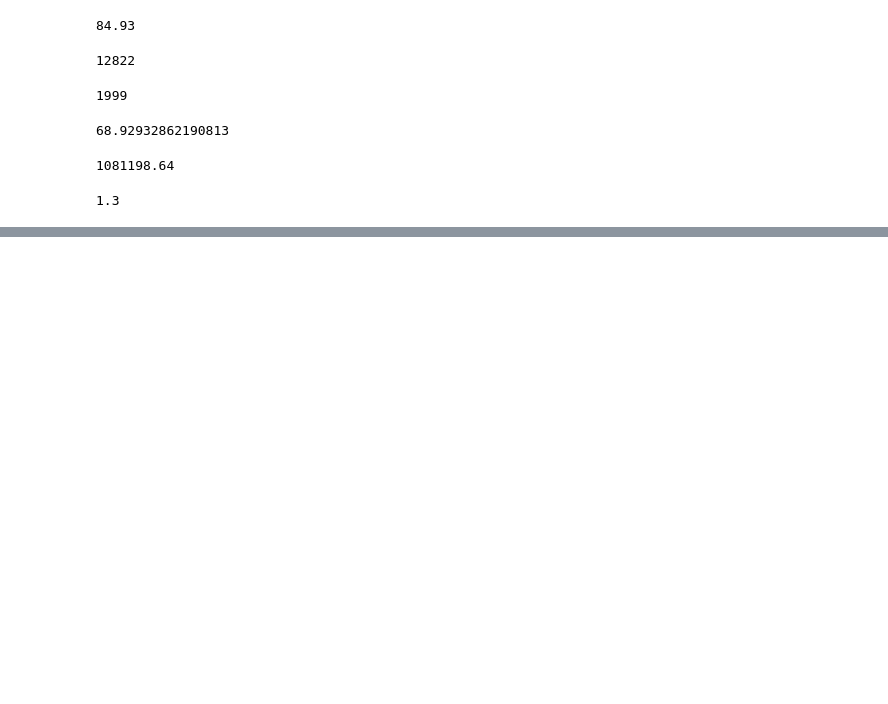
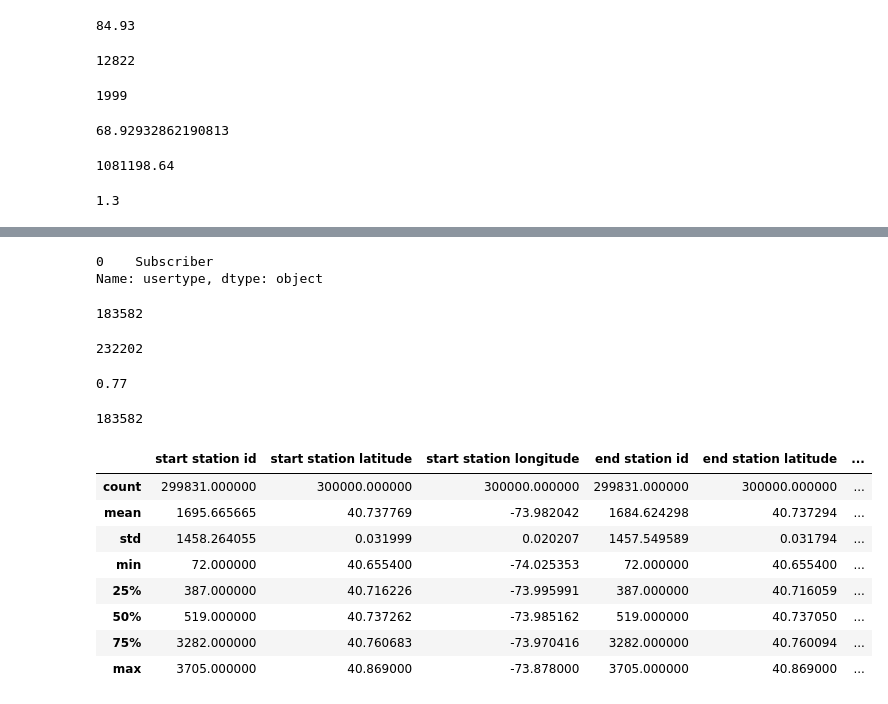
Before and after one commit to Alevtina529/SF_ds, a Jupyter notebook: PY 10 Введение в Pandas/введение в Pandas.ipynb, the cells around one changed output, grey strips where cells are left out. Saved outputs shown, nothing was run; the diff lists cells and outputs as text; code cells hidden in the pictures; blank space fills up the shorter version.

```diff
--- a/PY 10 Введение в Pandas/введение в Pandas.ipynb
+++ b/PY 10 Введение в Pandas/введение в Pandas.ipynb
@@ -189,0 +298,2 @@ print(round(a/b, 1))
+# %%
+Citi_Bike = pd.read_csv('data/citibike-tripdata - citibike-tripdata.csv', sep=',')
@@ -189,0 +329,38 @@ print(round(a/b, 1))
+# %%
+Citi_Bike_df=Citi_Bike.copy()
+# %%
+Citi_Bike_df['usertype'].mode()
+# %% [output]
+0    Subscriber
+Name: usertype, dtype: object
+# %%
+male_count = Citi_Bike_df[Citi_Bike_df['gender'] == 1].shape[0]
+print(male_count)
+# %% [output]
+183582
+# %%
+count_mode_user = Citi_Bike_df[Citi_Bike_df['usertype'] == mode_usertype].shape[0]
+print(count_mode_user)
+# %% [output]
+232202
+# %%
+print(round(count_mode_user / Citi_Bike_df.shape[0], 2))
+# %% [output]
+0.77
+# %%
+female_count = Citi_Bike_df[Citi_Bike_df['gender'] == 0].shape[0]
+print(max([male_count, female_count]))
+# %% [output]
+183582
+# %%
+Citi_Bike_df.describe()
+# %% [output]
+|  | start station id | start station latitude | start station longitude | end station id | end station latitude | ... |
+| count | 299831.000000 | 300000.000000 | 300000.000000 | 299831.000000 | 300000.000000 | ... |
+| mean | 1695.665665 | 40.737769 | -73.982042 | 1684.624298 | 40.737294 | ... |
+| std | 1458.264055 | 0.031999 | 0.020207 | 1457.549589 | 0.031794 | ... |
+| min | 72.000000 | 40.655400 | -74.025353 | 72.000000 | 40.655400 | ... |
+| 25% | 387.000000 | 40.716226 | -73.995991 | 387.000000 | 40.716059 | ... |
+| 50% | 519.000000 | 40.737262 | -73.985162 | 519.000000 | 40.737050 | ... |
+| 75% | 3282.000000 | 40.760683 | -73.970416 | 3282.000000 | 40.760094 | ... |
+| max | 3705.000000 | 40.869000 | -73.878000 | 3705.000000 | 40.869000 | ... |
```
Also changed, not shown: parts of 15 cells of this notebook, 1 other file.
